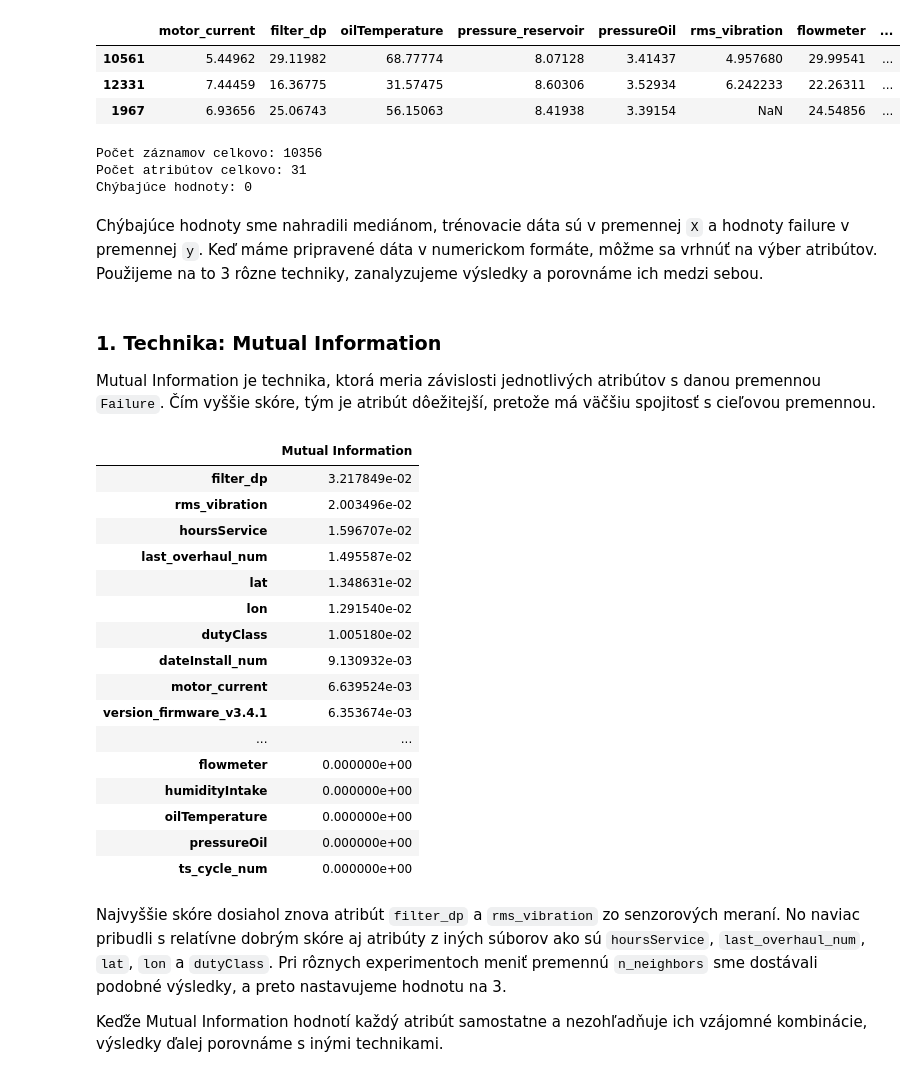
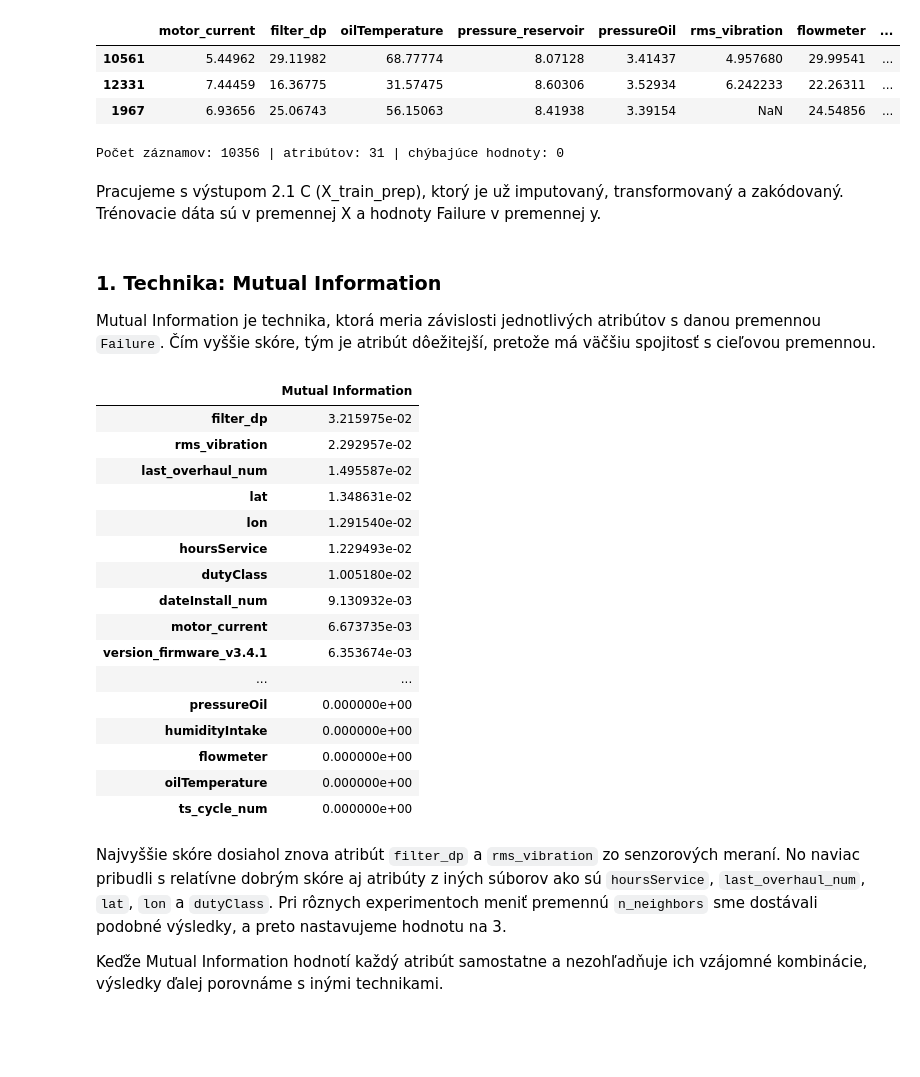
Before and after one commit to kavonada/IAU_zadanie, a Jupyter notebook: projekt.ipynb, the cells around one changed output. Cells and saved outputs as stored; diff of their text form; code cells hidden in the pictures; blank space fills up the shorter version.

```diff
--- a/projekt.ipynb
+++ b/projekt.ipynb
@@ -1380,71 +1581,55 @@ display(X_train_num.head(3))
 | 12331 | 7.44459 | 16.36775 | 31.57475 | 8.60306 | 3.52934 | 6.242233 | 22.26311 | ... |
 | 1967 | 6.93656 | 25.06743 | 56.15063 | 8.41938 | 3.39154 | NaN | 24.54856 | ... |
 # %%
-X = X_train_num.copy()
-y = y_train.loc[X.index].copy()
+X = X_train_prep.copy()
+y = y_train.loc[X.index]
 
-# Doplnenie chýbajúcich hodnôt mediánom
-imputer = SimpleImputer(
-    strategy="median",
-    keep_empty_features=True
-)
-
-X = pd.DataFrame(
-    imputer.fit_transform(X),
-    columns=X.columns,
-    index=X.index
-)
-
-print("Počet záznamov celkovo:", X.shape[0])
-print("Počet atribútov celkovo:", X.shape[1])
-print("Chýbajúce hodnoty:", X.isna().sum().sum())
+print("Počet záznamov:", X.shape[0], "| atribútov:", X.shape[1], "| chýbajúce hodnoty:", int(X.isna().sum().sum()))
 # %% [output]
-Počet záznamov celkovo: 10356
-Počet atribútov celkovo: 31
-Chýbajúce hodnoty: 0
+Počet záznamov: 10356 | atribútov: 31 | chýbajúce hodnoty: 0
 # %% [markdown]
-Chýbajúce hodnoty sme nahradili mediánom, trénovacie dáta sú v premennej `X` a hodnoty failure v premennej `y`. Keď máme pripravené dáta v numerickom formáte, môžme sa vrhnúť na výber atribútov. Použijeme na to 3 rôzne techniky, zanalyzujeme výsledky a porovnáme ich medzi sebou.
+Pracujeme s výstupom 2.1 C (X_train_prep), ktorý je už imputovaný, transformovaný a zakódovaný. Trénovacie dáta sú v premennej X a hodnoty Failure v premennej y.
 # %% [markdown]
 ### 1. Technika: Mutual Information
 
 Mutual Information je technika, ktorá meria závislosti jednotlivých atribútov s danou premennou `Failure`. Čím vyššie skóre, tým je atribút dôežitejší, pretože má väčšiu spojitosť s cieľovou premennou.
 # %%
 # Identifikácia zakódovaných kategóriových atribútov
-ohe_names = encoder.named_transformers_["ohe"].get_feature_names_out(OHE_COLS)
+ohe_names = preprocess.named_transformers_["ohe"].get_feature_names_out(OHE_COLS)
 discrete_mask = X.columns.isin(["dutyClass", *ohe_names])
 
 mi_scores = mutual_info_classif(
     X,
     y,
     discrete_features=discrete_mask,
     n_neighbors=3,
     random_state=42
 )
 
 mi_results = pd.Series(
     mi_scores,
     index=X.columns,
     name="Mutual Information"
 ).sort_values(ascending=False)
 
 display(mi_results.to_frame())
 # %% [output]
 |  | Mutual Information |
-| filter_dp | 3.217849e-02 |
-| rms_vibration | 2.003496e-02 |
-| hoursService | 1.596707e-02 |
+| filter_dp | 3.215975e-02 |
+| rms_vibration | 2.292957e-02 |
 | last_overhaul_num | 1.495587e-02 |
 | lat | 1.348631e-02 |
 | lon | 1.291540e-02 |
+| hoursService | 1.229493e-02 |
 | dutyClass | 1.005180e-02 |
 | dateInstall_num | 9.130932e-03 |
-| motor_current | 6.639524e-03 |
+| motor_current | 6.673735e-03 |
 | version_firmware_v3.4.1 | 6.353674e-03 |
 | ... | ... |
+| pressureOil | 0.000000e+00 |
+| humidityIntake | 0.000000e+00 |
 | flowmeter | 0.000000e+00 |
-| humidityIntake | 0.000000e+00 |
 | oilTemperature | 0.000000e+00 |
-| pressureOil | 0.000000e+00 |
 | ts_cycle_num | 0.000000e+00 |
 # %% [markdown]
 Najvyššie skóre dosiahol znova atribút `filter_dp` a `rms_vibration` zo senzorových meraní. No naviac pribudli s relatívne dobrým skóre aj atribúty z iných súborov ako sú `hoursService`, `last_overhaul_num`, `lat`, `lon` a `dutyClass`. Pri rôznych experimentoch meniť premennú `n_neighbors` sme dostávali podobné výsledky, a preto nastavujeme hodnotu na 3.
```
Also changed, not shown: parts of 44 cells of this notebook.
